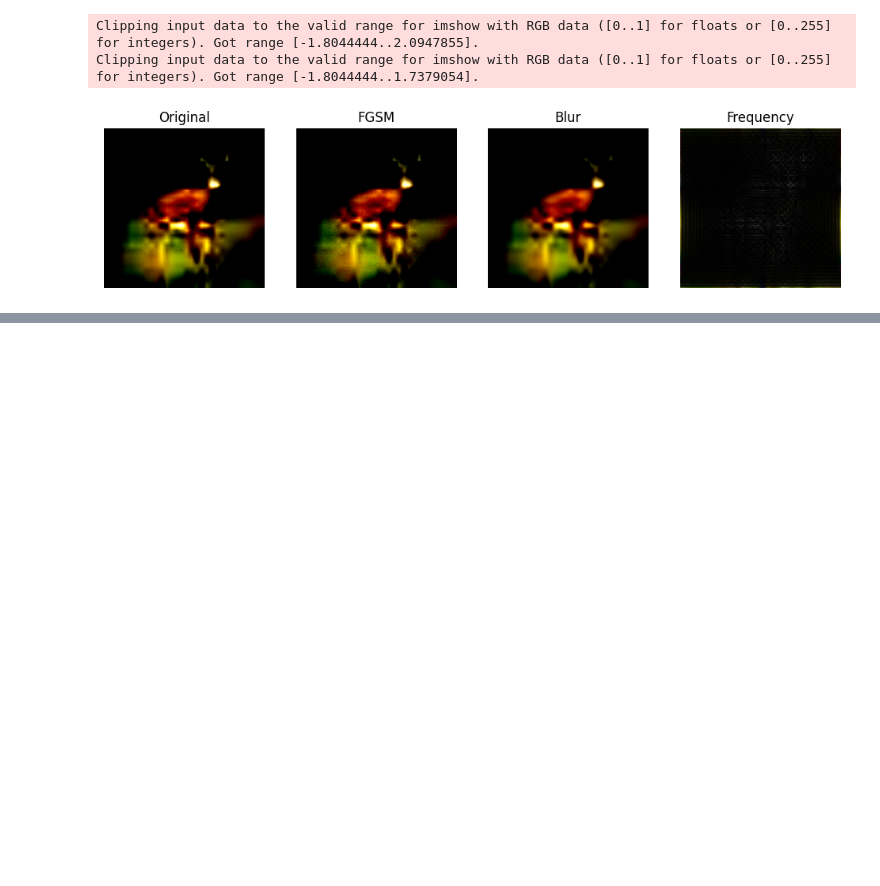
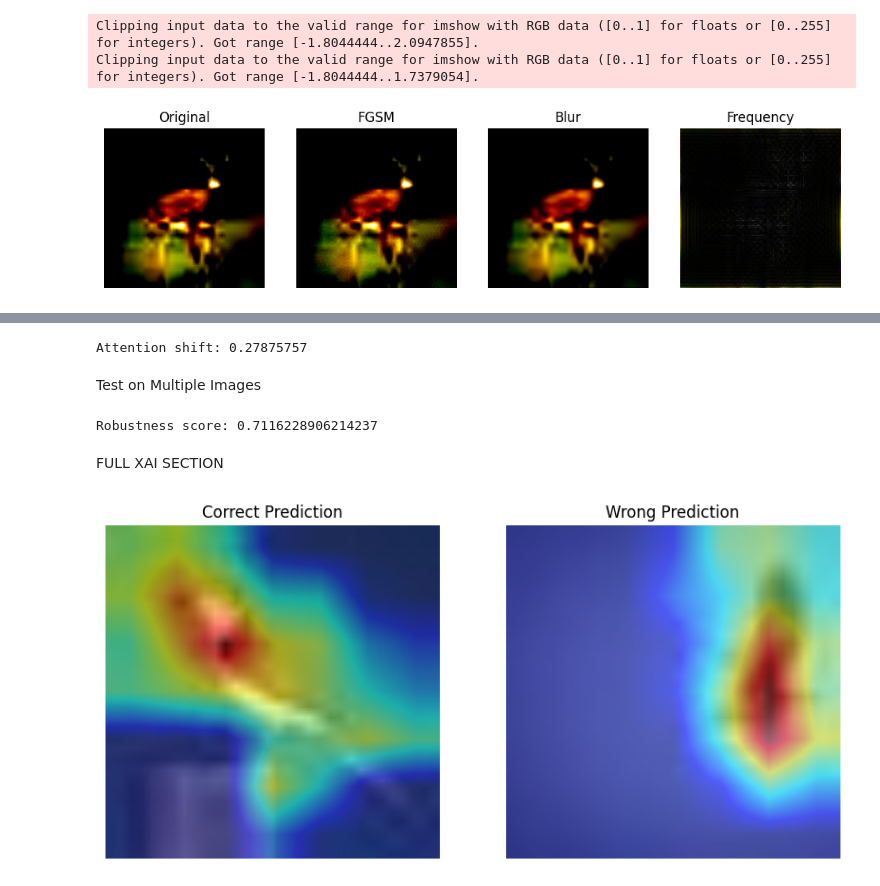
Before and after one commit to kaviya-ns/Deep-Shield, a Jupyter notebook: main.ipynb, the cells around one changed output, grey strips where cells are left out. Drawn from its saved outputs; the diff is of its cells as text; code cells hidden in the pictures; blank space fills up the shorter version.

```diff
--- a/main.ipynb
+++ b/main.ipynb
@@ -830,0 +877,29 @@ Clipping input data to the valid range for imshow with RGB data ([0..1] for floa
+# %%
+def cam_difference(cam1, cam2):
+    return np.mean(np.abs(cam1 - cam2))
+
+print("Attention shift:", cam_difference(cam_original, cam_adv))
+# %% [output]
+Attention shift: 0.27875757
+# %% [markdown]
+Test on Multiple Images
+# %%
+def robustness_score(model, loader):
+    scores = []
+
+    for images, labels in loader:
+        images = images.to(device)
+
+        adv = fgsm_attack(model, images, labels.to(device))
+
+        for i in range(len(images)):
+            _, conf = get_confidence(model, adv[i])
+            scores.append(conf)
+
+    return np.mean(scores)
+
+print("Robustness score:", robustness_score(model, test_loader))
+# %% [output]
+Robustness score: 0.7116228906214237
+# %% [markdown]
+FULL XAI SECTION
@@ -830,0 +935,46 @@ Clipping input data to the valid range for imshow with RGB data ([0..1] for floa
+# %%
+def visualize_cam(img, cam, title):
+    img_np = img.detach().cpu().permute(1,2,0).numpy()
+    img_np = (img_np - img_np.min()) / (img_np.max() - img_np.min())
+
+    vis = show_cam_on_image(img_np, cam, use_rgb=True)
+
+    plt.imshow(vis)
+    plt.title(title)
+    plt.axis("off")
+# %%
+correct_img = None
+wrong_img = None
+
+model.eval()
+
+for images, labels in test_loader:
+    images = images.to(device)
+    labels = labels.to(device)
+
+    outputs = model(images)
+    preds = torch.argmax(outputs, dim=1)
+
+    for i in range(len(labels)):
+        if preds[i] == labels[i] and correct_img is None:
+            correct_img = images[i].cpu()
+        if preds[i] != labels[i] and wrong_img is None:
+            wrong_img = images[i].cpu()
+
+    if correct_img is not None and wrong_img is not None:
+        break
+# %%
+cam_correct = generate_cam(correct_img, model, "grad")
+cam_wrong = generate_cam(wrong_img, model, "grad")
+
+plt.figure(figsize=(10,5))
+
+plt.subplot(1,2,1)
+visualize_cam(correct_img, cam_correct, "Correct Prediction")
+
+plt.subplot(1,2,2)
+visualize_cam(wrong_img, cam_wrong, "Wrong Prediction")
+
+plt.show()
+# %% [output]
+[figure, added]
```
Also changed, not shown: parts of 12 cells of this notebook.
